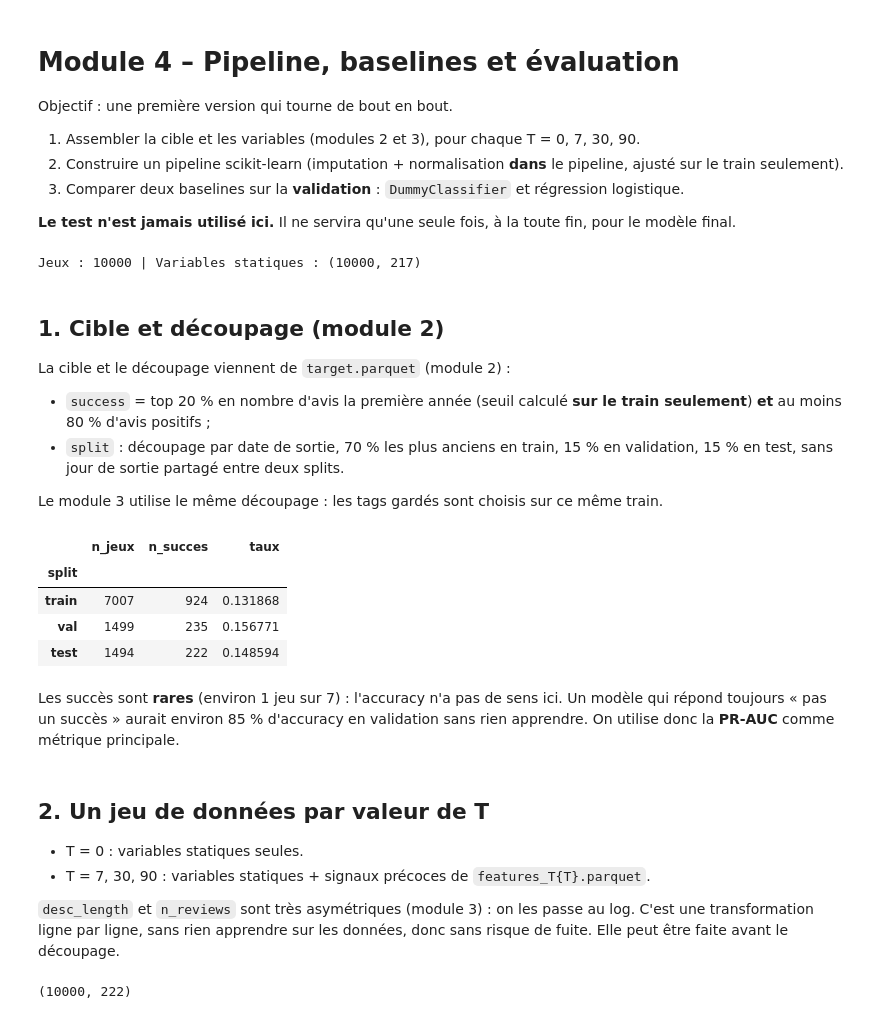
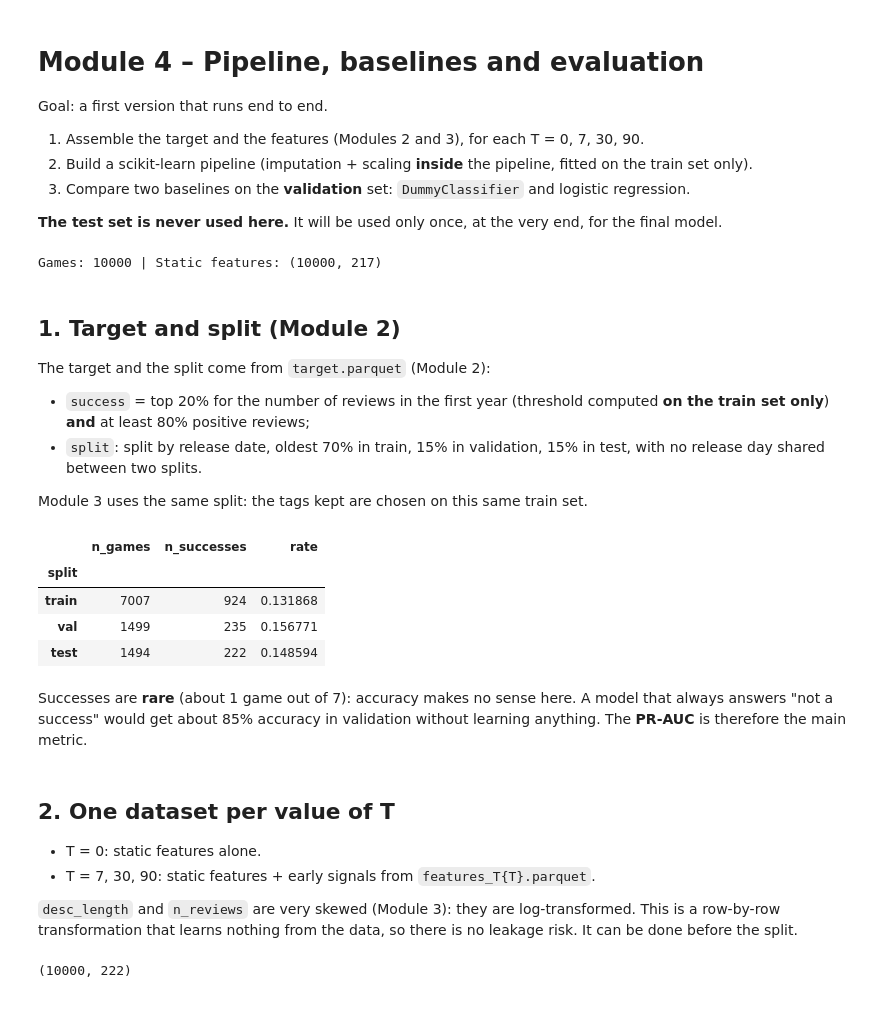
Before and after one commit to KZH-etu/SteamGameIA, a Jupyter notebook: notebooks/04_baseline.ipynb, the cells around one changed output. Saved outputs shown, nothing was run; the diff lists cells and outputs as text; code cells hidden in the pictures.

Commit message:
Translate the whole project to English (notebooks, comments, docs); rename REPARTITION_MODULES.md to MODULES.md

```diff
--- a/notebooks/04_baseline.ipynb
+++ b/notebooks/04_baseline.ipynb
@@ -1,12 +1,12 @@
 # %% [markdown]
-# Module 4 – Pipeline, baselines et évaluation
+# Module 4 – Pipeline, baselines and evaluation
 
-Objectif : une première version qui tourne de bout en bout.
-1. Assembler la cible et les variables (modules 2 et 3), pour chaque T = 0, 7, 30, 90.
-2. Construire un pipeline scikit-learn (imputation + normalisation **dans** le pipeline, ajusté sur le train seulement).
-3. Comparer deux baselines sur la **validation** : `DummyClassifier` et régression logistique.
+Goal: a first version that runs end to end.
+1. Assemble the target and the features (Modules 2 and 3), for each T = 0, 7, 30, 90.
+2. Build a scikit-learn pipeline (imputation + scaling **inside** the pipeline, fitted on the train set only).
+3. Compare two baselines on the **validation** set: `DummyClassifier` and logistic regression.
 
-**Le test n'est jamais utilisé ici.** Il ne servira qu'une seule fois, à la toute fin, pour le modèle final.
+**The test set is never used here.** It will be used only once, at the very end, for the final model.
 # %%
 import sys
 sys.path.append("..")
@@ -24,36 +24,36 @@ from sklearn.metrics import (average_precision_score, roc_auc_score, f1_score,
                              precision_score, recall_score, confusion_matrix)
 from config import *
 
-target = pd.read_parquet(PROC_DIR / "target.parquet")           # module 2 : cible et découpage
-static = pd.read_parquet(PROC_DIR / "features_static.parquet")  # module 3 : variables connues à la sortie
-print("Jeux :", len(target), "| Variables statiques :", static.shape)
+target = pd.read_parquet(PROC_DIR / "target.parquet")           # Module 2: target and split
+static = pd.read_parquet(PROC_DIR / "features_static.parquet")  # Module 3: features known at release
+print("Games:", len(target), "| Static features:", static.shape)
 # %% [output]
-Jeux : 10000 | Variables statiques : (10000, 217)
+Games: 10000 | Static features: (10000, 217)
 # %% [markdown]
-## 1. Cible et découpage (module 2)
+## 1. Target and split (Module 2)
 
-La cible et le découpage viennent de `target.parquet` (module 2) :
-- `success` = top 20 % en nombre d'avis la première année (seuil calculé **sur le train seulement**) **et** au moins 80 % d'avis positifs ;
-- `split` : découpage par date de sortie, 70 % les plus anciens en train, 15 % en validation, 15 % en test, sans jour de sortie partagé entre deux splits.
+The target and the split come from `target.parquet` (Module 2):
+- `success` = top 20% for the number of reviews in the first year (threshold computed **on the train set only**) **and** at least 80% positive reviews;
+- `split`: split by release date, oldest 70% in train, 15% in validation, 15% in test, with no release day shared between two splits.
 
-Le module 3 utilise le même découpage : les tags gardés sont choisis sur ce même train.
+Module 3 uses the same split: the tags kept are chosen on this same train set.
 # %%
-target.groupby("split")["success"].agg(n_jeux="size", n_succes="sum", taux="mean").loc[["train", "val", "test"]]
+target.groupby("split")["success"].agg(n_games="size", n_successes="sum", rate="mean").loc[["train", "val", "test"]]
 # %% [output]
-|  | n_jeux | n_succes | taux |
+|  | n_games | n_successes | rate |
 | split |  |  |  |
 | train | 7007 | 924 | 0.131868 |
 | val | 1499 | 235 | 0.156771 |
 | test | 1494 | 222 | 0.148594 |
 # %% [markdown]
-Les succès sont **rares** (environ 1 jeu sur 7) : l'accuracy n'a pas de sens ici. Un modèle qui répond toujours « pas un succès » aurait environ 85 % d'accuracy en validation sans rien apprendre. On utilise donc la **PR-AUC** comme métrique principale.
+Successes are **rare** (about 1 game out of 7): accuracy makes no sense here. A model that always answers "not a success" would get about 85% accuracy in validation without learning anything. The **PR-AUC** is therefore the main metric.
 # %% [markdown]
-## 2. Un jeu de données par valeur de T
+## 2. One dataset per value of T
 
-- T = 0 : variables statiques seules.
-- T = 7, 30, 90 : variables statiques + signaux précoces de `features_T{T}.parquet`.
+- T = 0: static features alone.
+- T = 7, 30, 90: static features + early signals from `features_T{T}.parquet`.
 
-`desc_length` et `n_reviews` sont très asymétriques (module 3) : on les passe au log. C'est une transformation ligne par ligne, sans rien apprendre sur les données, donc sans risque de fuite. Elle peut être faite avant le découpage.
+`desc_length` and `n_reviews` are very skewed (Module 3): they are log-transformed. This is a row-by-row transformation that learns nothing from the data, so there is no leakage risk. It can be done before the split.
 # %%
 def make_dataset(T):
     df = target[["app_id", "split", "success"]].merge(static, on="app_id")
```
Also changed, not shown: parts of 9 cells of this notebook, 13 other files.
